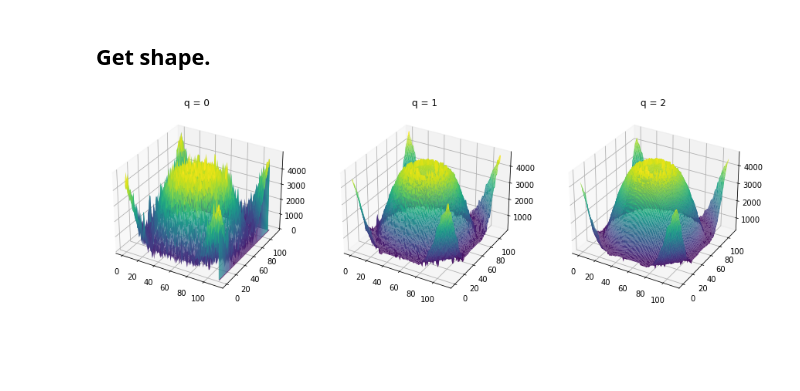
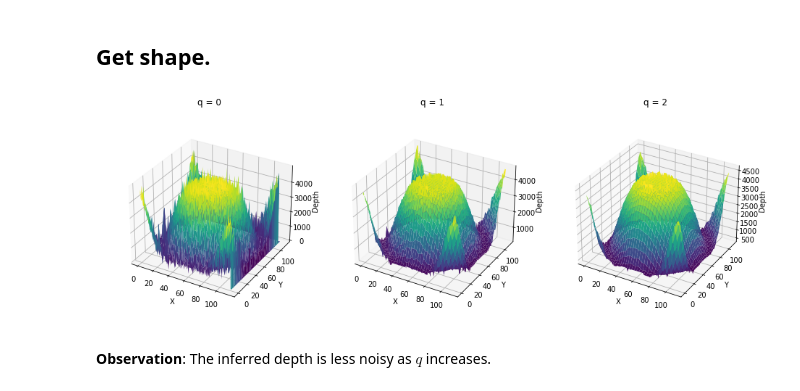
Before and after one commit to kramasamy90/image-signal-processing, a Jupyter notebook: Lab6/lab6.ipynb, the cells around one changed output. Saved outputs shown, nothing was run; the diff lists cells and outputs as text; code cells hidden in the pictures; blank space fills up the shorter version.

```diff
--- a/Lab6/lab6.ipynb
+++ b/Lab6/lab6.ipynb
@@ -88,17 +95,25 @@ Dimension of each frame:  (115, 115)
 qs = [0, 1, 2]
 depths = []
 for q in qs:
-    d = SFF(img_stack, q)
+    d = get_sff(img_stack, q)
     depths.append(d)
 # %%
 ## Plot the 3-D shape.
-fig, axs = plt.subplots(1, 3, figsize=(15, 5), subplot_kw={"projection": "3d"})
+fig, axs = plt.subplots(1, 3, figsize=(13, 5), subplot_kw={"projection": "3d"})
 
 for q in qs:
     x = np.linspace(0, depths[q].shape[0]-1, depths[q].shape[0])
     y = np.linspace(0, depths[q].shape[1]-1, depths[q].shape[1])
     x, y = np.meshgrid(x, y)
-    axs[q].plot_surface(x, y, depths[q], rstride=1, cstride=1, cmap='viridis', edgecolor='none')
+    axs[q].plot_surface(x, y, depths[q], cmap='viridis', edgecolor='none')
     axs[q].set_title("q = " + str(q))
+    axs[q].set_xlabel("X")
+    axs[q].set_ylabel("Y")
+    axs[q].set_zlabel("Depth")
+    axs[q].set_box_aspect(None, zoom=0.85)
+fig.tight_layout()
+fig.savefig('data/output/shape.jpg')
 # %% [output]
-[figure, old version]
+[figure, new version]
+# %% [markdown]
+**Observation**: The inferred depth is less noisy as $q$ increases.
```
Also changed, not shown: parts of 3 cells of this notebook, 2 other files.
